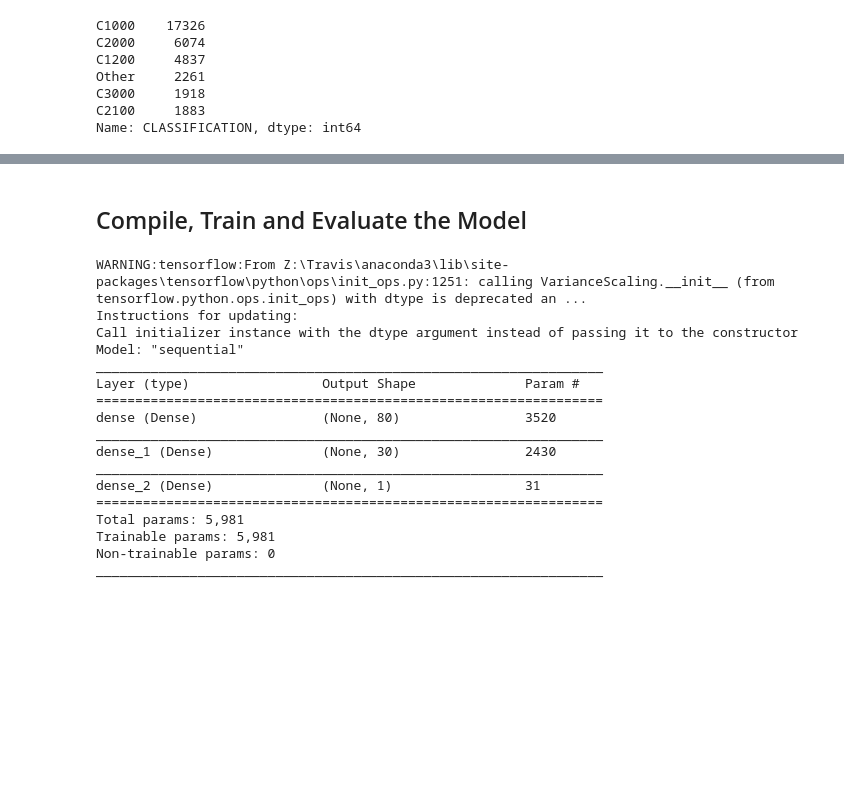
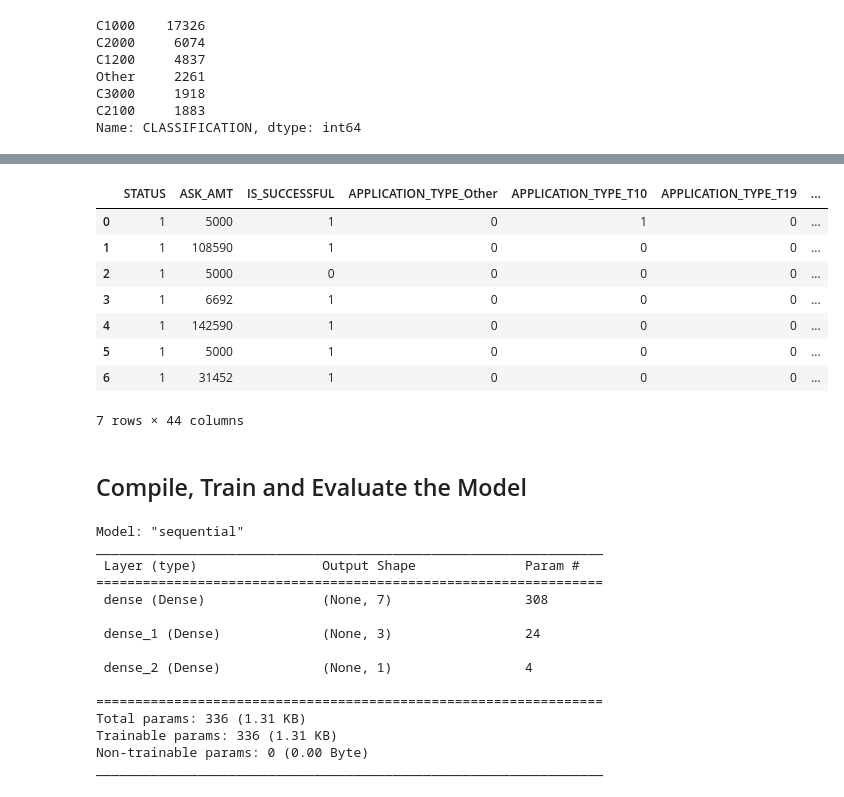
Before and after one commit to jnnfrwht14/module21_deep_learning, a Jupyter notebook: deep_learning_neuralnetworks.ipynb, the cells around one changed output, grey strips where cells are left out. Drawn from its saved outputs; the diff is of its cells as text; code cells hidden in the pictures; blank space fills up the shorter version.

```diff
--- a/deep_learning_neuralnetworks.ipynb
+++ b/deep_learning_neuralnetworks.ipynb
@@ -134,5 +161,16 @@ Name: CLASSIFICATION, dtype: int64
 # %%
 # Convert categorical data to numeric with `pd.get_dummies`
-#  YOUR CODE GOES HERE
+dumdum = pd.get_dummies(application_df)
+dumdum.head(7)
+# %% [output]
+|  | STATUS | ASK_AMT | IS_SUCCESSFUL | APPLICATION_TYPE_Other | APPLICATION_TYPE_T10 | APPLICATION_TYPE_T19 | ... |
+| 0 | 1 | 5000 | 1 | 0 | 1 | 0 | ... |
+| 1 | 1 | 108590 | 1 | 0 | 0 | 0 | ... |
+| 2 | 1 | 5000 | 0 | 0 | 0 | 0 | ... |
+| 3 | 1 | 6692 | 1 | 0 | 0 | 0 | ... |
+| 4 | 1 | 142590 | 1 | 0 | 0 | 0 | ... |
+| 5 | 1 | 5000 | 1 | 0 | 0 | 0 | ... |
+| 6 | 1 | 31452 | 1 | 0 | 0 | 0 | ... |
+7 rows × 44 columns
 # %%
 # Split our preprocessed data into our features and target arrays
@@ -154,36 +193,43 @@ X_test_scaled = X_scaler.transform(X_test)
 ## Compile, Train and Evaluate the Model
 # %%
 # Define the model - deep neural net, i.e., the number of input features and hidden nodes for each layer.
-#  YOUR CODE GOES HERE
+number_input_features = len(x_train[0])
+hidden_node_L1 = 7
+hidden_node_L2 = 3
 
 nn = tf.keras.models.Sequential()
 
 # First hidden layer
-#  YOUR CODE GOES HERE
+nn.add(
+    tf.keras.layers.Dense(units=hidden_node_L1, input_dim=number_input_features, activation='relu')
+)
 
 # Second hidden layer
-#  YOUR CODE GOES HERE
+nn.add(
+    tf.keras.layers.Dense(units=hidden_node_L2, activation='relu')
+)
+
 
 # Output layer
-#  YOUR CODE GOES HERE
+nn.add(
+    tf.keras.layers.Dense(units=1, activation='sigmoid')
+)
 
 # Check the structure of the model
 nn.summary()
 # %% [output]
-WARNING:tensorflow:From Z:\Travis\anaconda3\lib\site-packages\tensorflow\python\ops\init_ops.py:1251: calling VarianceScaling.__init__ (from tensorflow.python.ops.init_ops) with dtype is deprecated an ...
-Instructions for updating:
-Call initializer instance with the dtype argument instead of passing it to the constructor
 Model: "sequential"
 _________________________________________________________________
-Layer (type)                 Output Shape              Param #
+ Layer (type)                Output Shape              Param #
 =================================================================
-dense (Dense)                (None, 80)                3520
+ dense (Dense)               (None, 7)                 308
+
+ dense_1 (Dense)             (None, 3)                 24
+
+ dense_2 (Dense)             (None, 1)                 4
+
+=================================================================
+Total params: 336 (1.31 KB)
+Trainable params: 336 (1.31 KB)
+Non-trainable params: 0 (0.00 Byte)
 _________________________________________________________________
-dense_1 (Dense)              (None, 30)                2430
-_________________________________________________________________
-dense_2 (Dense)              (None, 1)                 31
-=================================================================
-Total params: 5,981
-Trainable params: 5,981
-Non-trainable params: 0
-_________________________________________________________________
```
Also changed, not shown: parts of 13 cells of this notebook.
